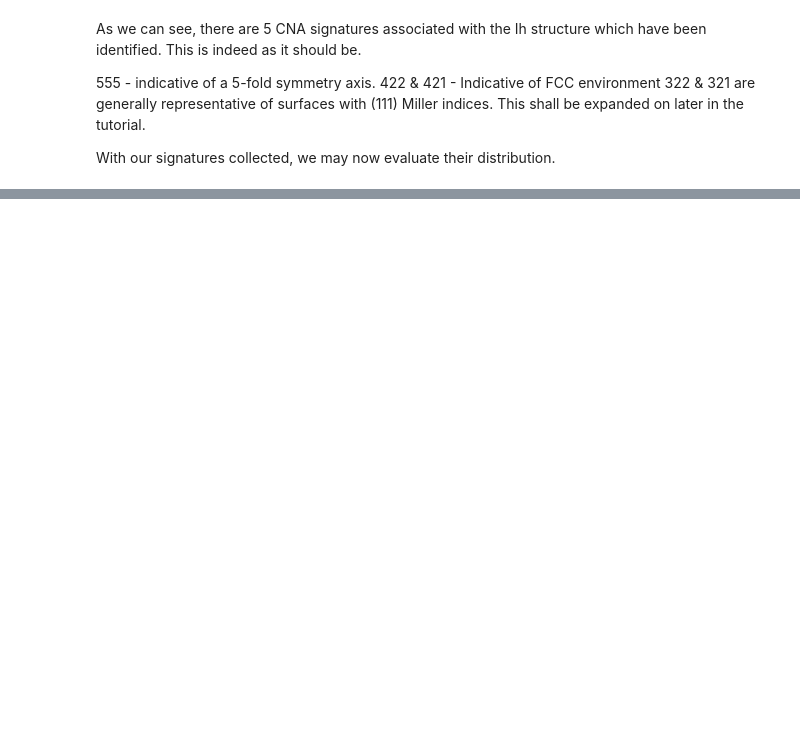
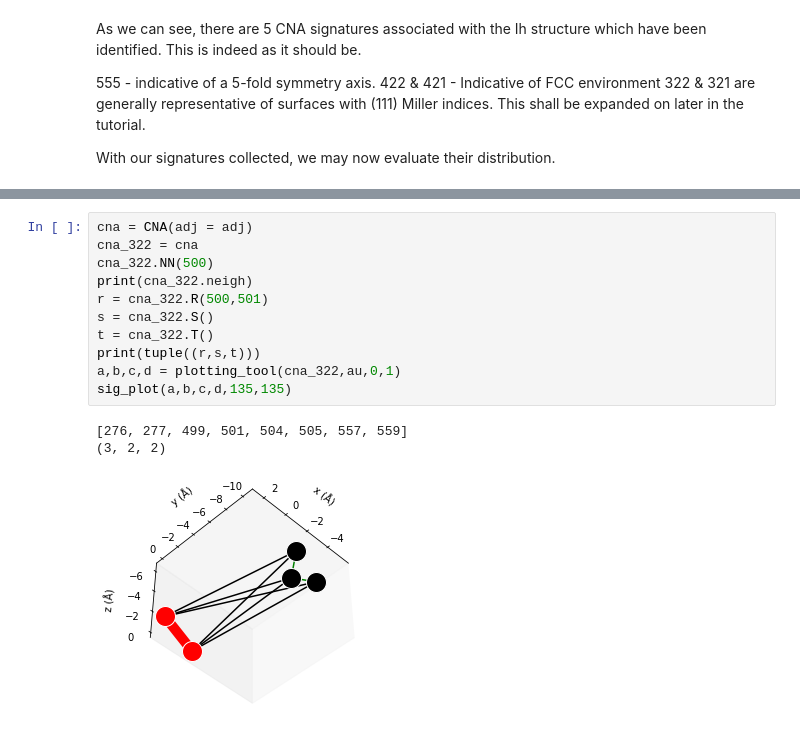
Before and after one commit to JonesRobM/Sapphire, a Jupyter notebook: main/Sapphire/Tutorials/CNA/Tutorial.ipynb, the cells around one changed output, grey strips where cells are left out. Cells and saved outputs as stored; diff of their text form; blank space fills up the shorter version.

```diff
--- a/main/Sapphire/Tutorials/CNA/Tutorial.ipynb
+++ b/main/Sapphire/Tutorials/CNA/Tutorial.ipynb
@@ -76,0 +211,15 @@ plt.ylabel('Counts')
+# %%
+cna = CNA(adj = adj)
+cna_322 = cna
+cna_322.NN(500)
+print(cna_322.neigh)
+r = cna_322.R(500,501)
+s = cna_322.S()
+t = cna_322.T()
+print(tuple((r,s,t)))
+a,b,c,d = plotting_tool(cna_322,au,0,1)
+sig_plot(a,b,c,d,135,135)
+# %% [output]
+[276, 277, 499, 501, 504, 505, 557, 559]
+(3, 2, 2)
+[figure, added]
```
Also changed, not shown: parts of 11 cells of this notebook, 2 other files.
